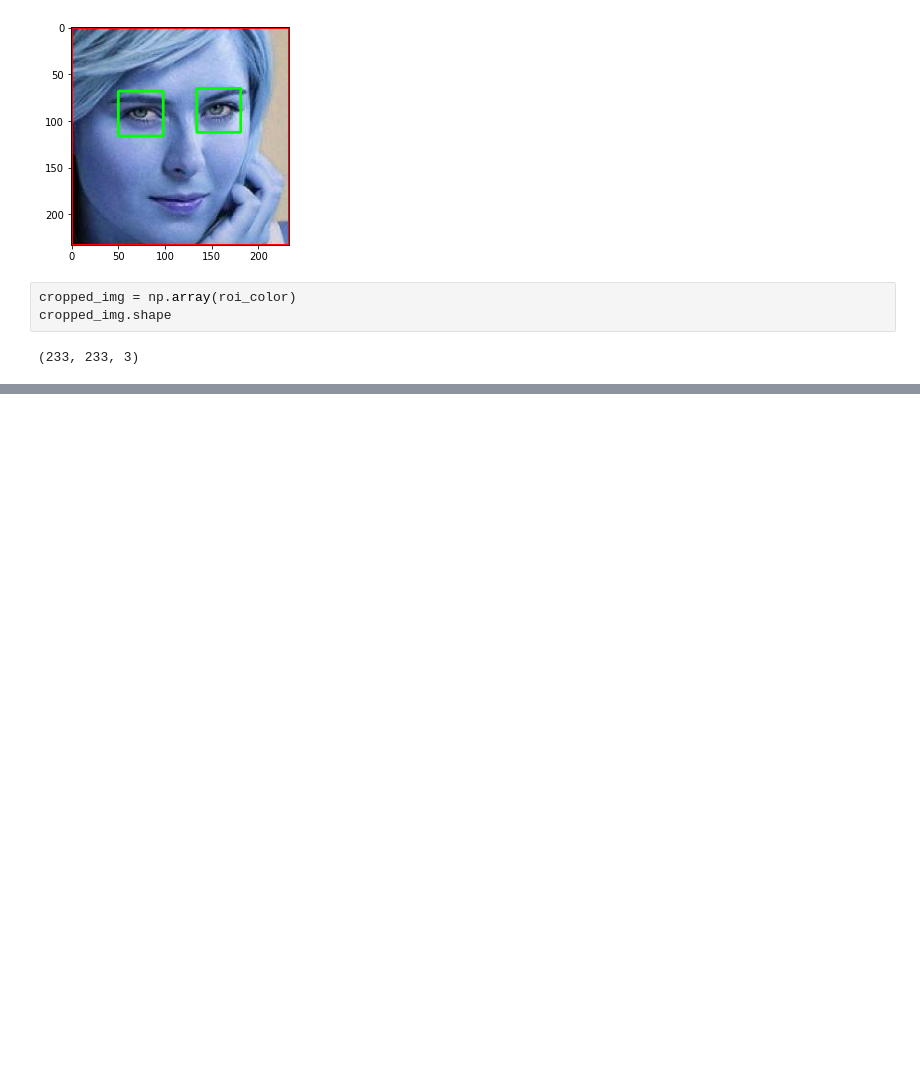
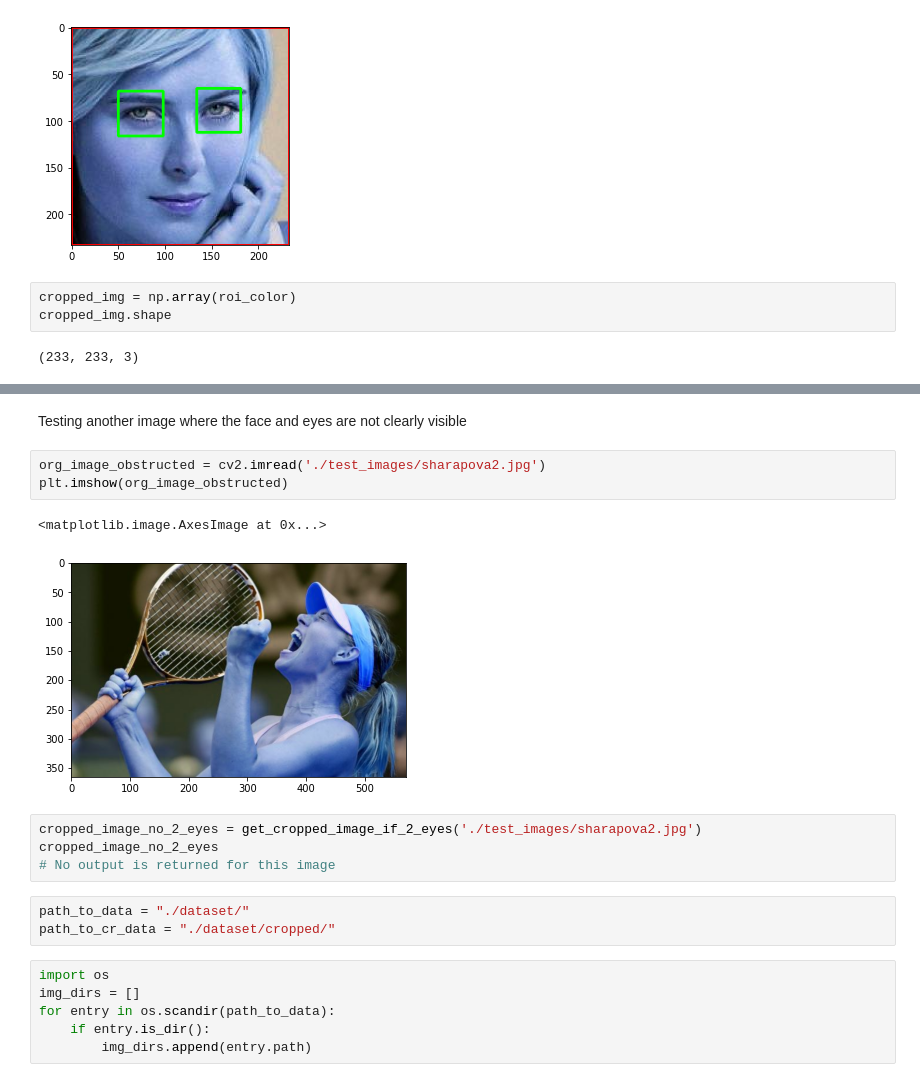
Before and after one commit to Suvodeep-Das/Image-Classification, a Jupyter notebook: model/image classification.ipynb, the cells around one changed output, grey strips where cells are left out. Saved outputs shown, nothing was run; the diff lists cells and outputs as text; blank space fills up the shorter version.

```diff
--- a/model/image classification.ipynb
+++ b/model/image classification.ipynb
@@ -88,0 +114,21 @@ cropped_img.shape
+# %% [markdown]
+Testing another image where the face and eyes are not clearly visible
+# %%
+org_image_obstructed = cv2.imread('./test_images/sharapova2.jpg')
+plt.imshow(org_image_obstructed)
+# %% [output]
+<matplotlib.image.AxesImage at 0x...>
+[figure, added]
+# %%
+cropped_image_no_2_eyes = get_cropped_image_if_2_eyes('./test_images/sharapova2.jpg')
+cropped_image_no_2_eyes
+# No output is returned for this image
+# %%
+path_to_data = "./dataset/"
+path_to_cr_data = "./dataset/cropped/"
+# %%
+import os
+img_dirs = []
+for entry in os.scandir(path_to_data):
+    if entry.is_dir():
+        img_dirs.append(entry.path)
```
Also changed, not shown: parts of 7 cells of this notebook.
